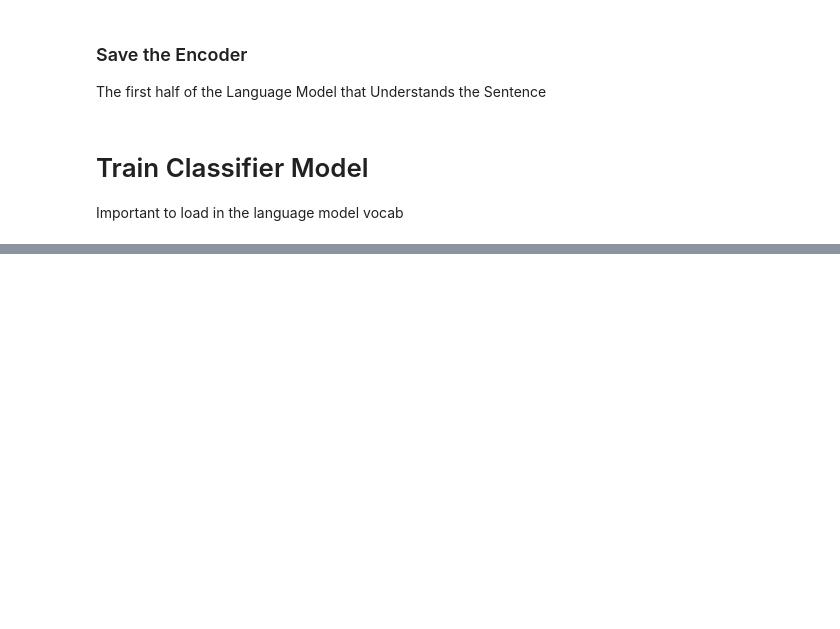
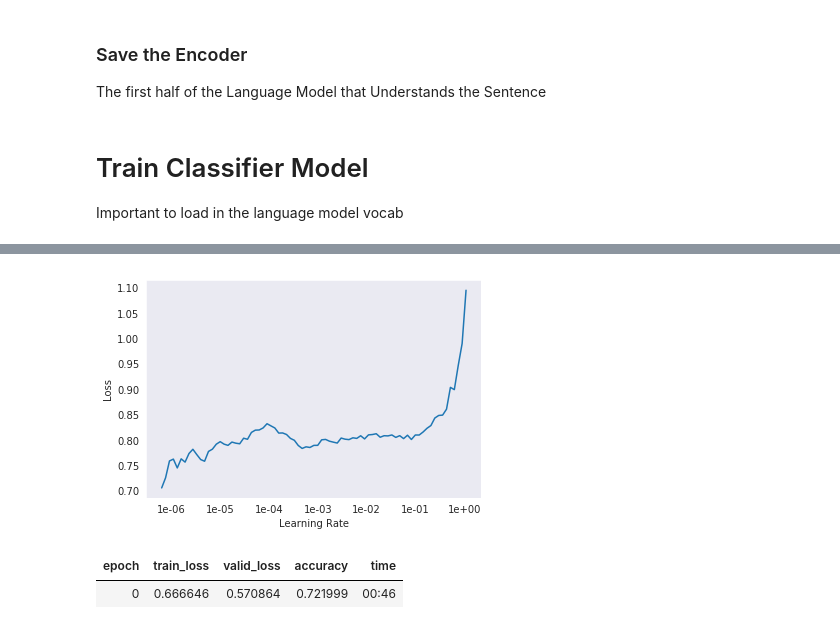
Before and after one commit to ElliotEckholm/sarcasm_detection, a Jupyter notebook: Sarcasm Detection.ipynb, the cells around one changed output, grey strips where cells are left out. Cells and saved outputs as stored; diff of their text form; code cells hidden in the pictures; blank space fills up the shorter version.

Commit message:
ran full experiment 72% accuracy

```diff
--- a/Sarcasm Detection.ipynb
+++ b/Sarcasm Detection.ipynb
@@ -199,2 +271,9 @@ learn.lr_find()
+# %%
+learn.recorder.plot()
+# %% [output]
+[figure, added]
 # %%
-learn.fit_one_cycle(1, 2e-2, moms=(0.8,0.7))
+learn.fit_one_cycle(1, 2e-4, moms=(0.8,0.7))
+# %% [output]
+| epoch | train_loss | valid_loss | accuracy | time |
+| 0 | 0.666646 | 0.570864 | 0.721999 | 00:46 |
```
Also changed, not shown: parts of 43 cells of this notebook, 4 other files.
